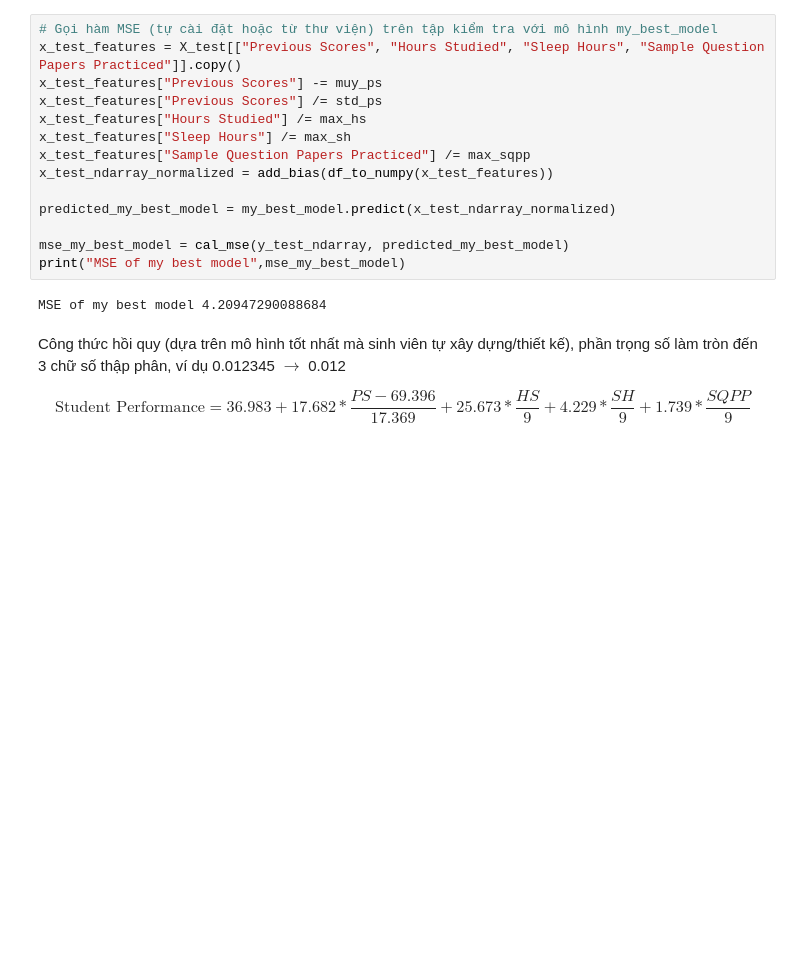
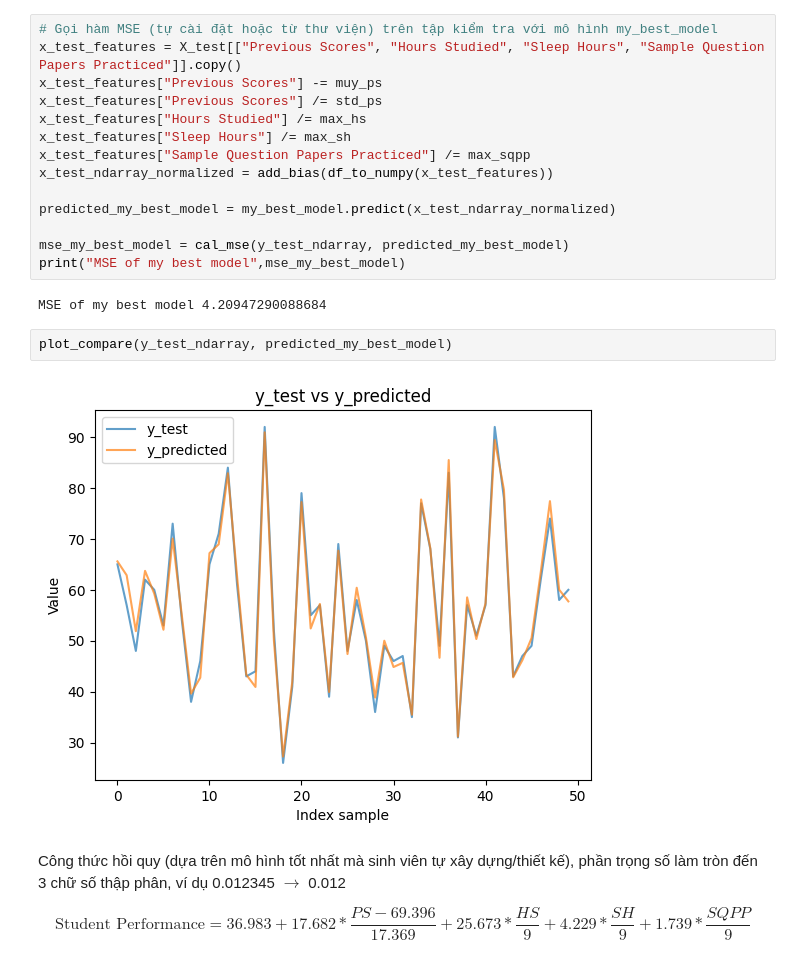
Before and after one commit to DinhXuanKhuong/Linear-Regression-using-Normal-Equation, a Jupyter notebook: P03.23127398.ipynb, the cells around one changed output. Drawn from its saved outputs; the diff is of its cells as text; blank space fills up the shorter version.

```diff
--- a/P03.23127398.ipynb
+++ b/P03.23127398.ipynb
@@ -683,6 +825,10 @@ mse_my_best_model = cal_mse(y_test_ndarray, predicted_my_best_model)
 print("MSE of my best model",mse_my_best_model)
 # %% [output]
 MSE of my best model 4.20947290088684
+# %%
+plot_compare(y_test_ndarray, predicted_my_best_model)
+# %% [output]
+[figure, added]
 # %% [markdown]
 Công thức hồi quy (dựa trên mô hình tốt nhất mà sinh viên tự xây dựng/thiết kế), phần trọng số làm tròn đến 3 chữ số thập phân, ví dụ 0.012345 $\to$ 0.012
 
```
Also changed, not shown: parts of 18 cells of this notebook.
